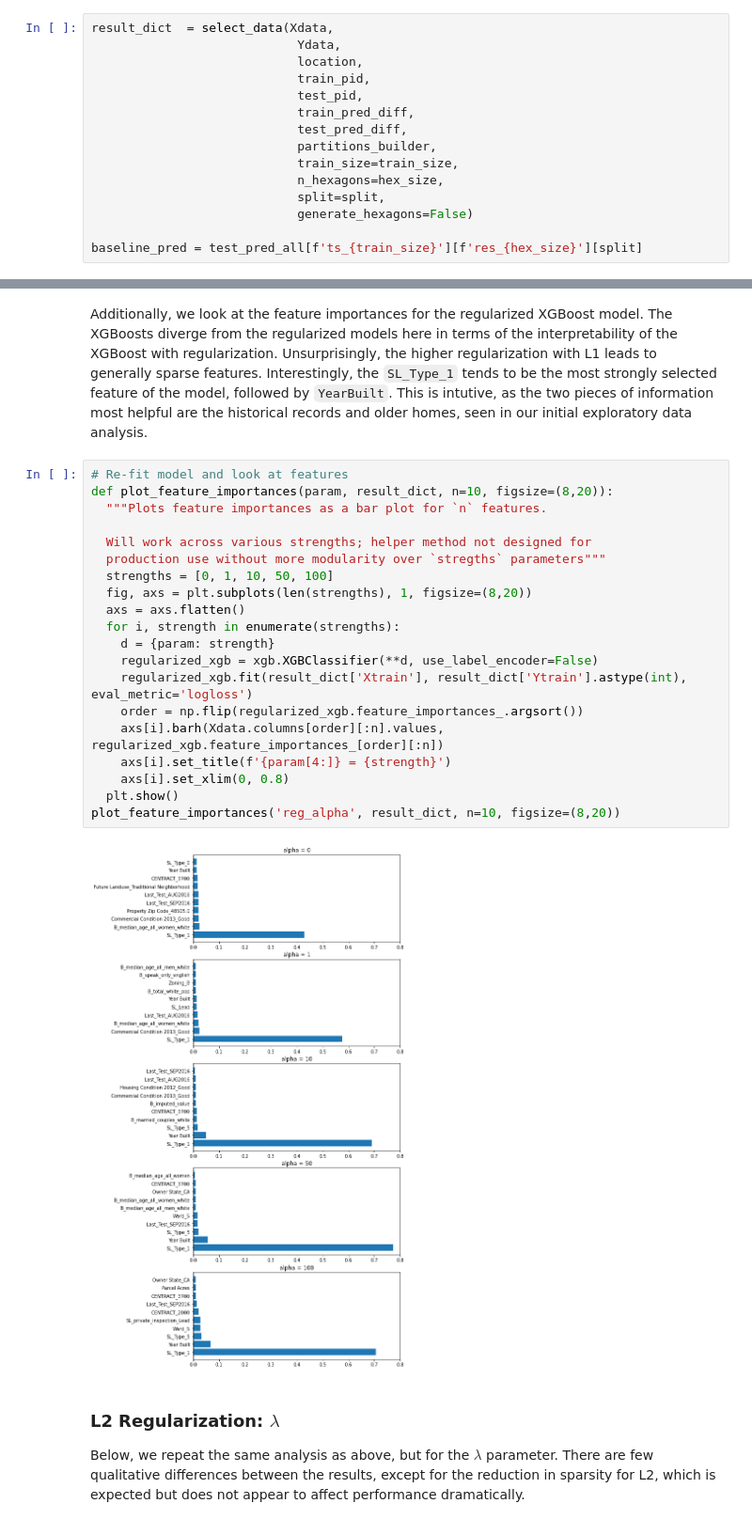
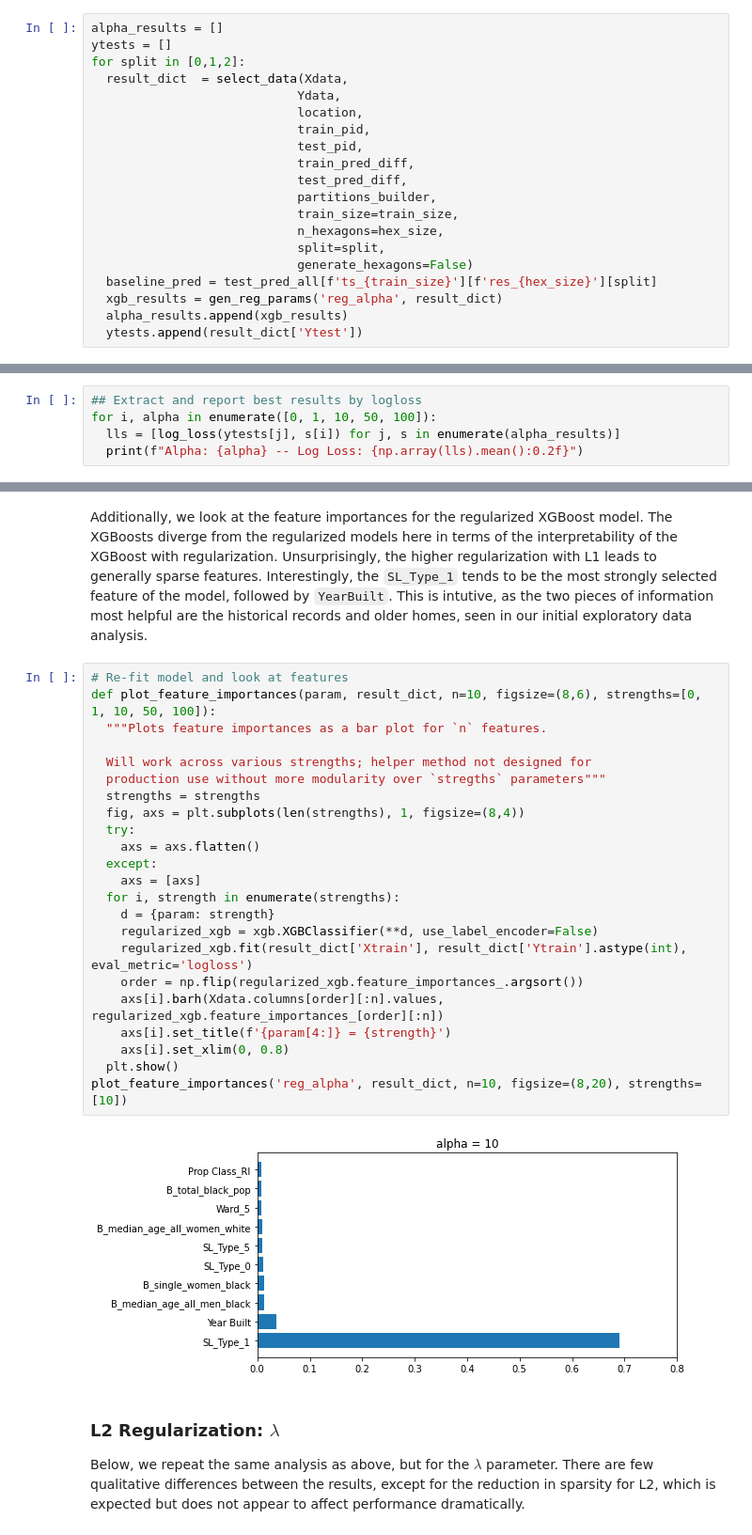
Before and after one commit to mcembalest/teamBlueConduit, a Jupyter notebook: notebooks/Explore_Diffusion_Results.ipynb, the cells around one changed output, grey strips where cells are left out. Shown at 94% size. Cells and saved outputs as stored; diff of their text form.

```diff
--- a/notebooks/Explore_Diffusion_Results.ipynb
+++ b/notebooks/Explore_Diffusion_Results.ipynb
@@ -605,5 +632,8 @@ hexagons = partitions_builder.Partition(partition_type='hexagon', num_cells_acro
 # %%
-result_dict  = select_data(Xdata,
+alpha_results = []
+ytests = []
+for split in [0,1,2]:
+  result_dict  = select_data(Xdata,
                             Ydata,
                             location,
                             train_pid,
@@ -615,5 +645,7 @@ result_dict  = select_data(Xdata,
                             n_hexagons=hex_size,
                             split=split,
                             generate_hexagons=False)
-
-baseline_pred = test_pred_all[f'ts_{train_size}'][f'res_{hex_size}'][split]
+  baseline_pred = test_pred_all[f'ts_{train_size}'][f'res_{hex_size}'][split]
+  xgb_results = gen_reg_params('reg_alpha', result_dict)
+  alpha_results.append(xgb_results)
+  ytests.append(result_dict['Ytest'])
@@ -639,0 +652,5 @@ xgb_results = gen_reg_params('reg_alpha', result_dict)
+# %%
+## Extract and report best results by logloss
+for i, alpha in enumerate([0, 1, 10, 50, 100]):
+  lls = [log_loss(ytests[j], s[i]) for j, s in enumerate(alpha_results)]
+  print(f"Alpha: {alpha} -- Log Loss: {np.array(lls).mean():0.2f}")
@@ -653,26 +676,29 @@ plot_hit_rate_curve(result_dict['Ytest'], [baseline_pred, result_dict['test_pred
 Additionally, we look at the feature importances for the regularized XGBoost model. The XGBoosts diverge from the regularized models here in terms of the interpretability of the XGBoost with regularization. Unsurprisingly, the higher regularization with L1 leads to generally sparse features. Interestingly, the `SL_Type_1` tends to be the most strongly selected feature of the model, followed by `YearBuilt`. This is intutive, as the two pieces of information most helpful are the historical records and older homes, seen in our initial exploratory data analysis.
 # %%
 # Re-fit model and look at features
-def plot_feature_importances(param, result_dict, n=10, figsize=(8,20)):
+def plot_feature_importances(param, result_dict, n=10, figsize=(8,6), strengths=[0, 1, 10, 50, 100]):
   """Plots feature importances as a bar plot for `n` features.
 
   Will work across various strengths; helper method not designed for
   production use without more modularity over `stregths` parameters"""
-  strengths = [0, 1, 10, 50, 100]
-  fig, axs = plt.subplots(len(strengths), 1, figsize=(8,20))
-  axs = axs.flatten()
+  strengths = strengths
+  fig, axs = plt.subplots(len(strengths), 1, figsize=(8,4))
+  try:
+    axs = axs.flatten()
+  except:
+    axs = [axs]
   for i, strength in enumerate(strengths):
     d = {param: strength}
     regularized_xgb = xgb.XGBClassifier(**d, use_label_encoder=False)
     regularized_xgb.fit(result_dict['Xtrain'], result_dict['Ytrain'].astype(int), eval_metric='logloss')
     order = np.flip(regularized_xgb.feature_importances_.argsort())
     axs[i].barh(Xdata.columns[order][:n].values, regularized_xgb.feature_importances_[order][:n])
     axs[i].set_title(f'{param[4:]} = {strength}')
     axs[i].set_xlim(0, 0.8)
   plt.show()
-plot_feature_importances('reg_alpha', result_dict, n=10, figsize=(8,20))
+plot_feature_importances('reg_alpha', result_dict, n=10, figsize=(8,20), strengths=[10])
 # %% [output]
-[figure, old version]
+[figure, new version]
 # %% [markdown]
 ### L2 Regularization: $\lambda$
 
```
Also changed, not shown: parts of 19 cells of this notebook.
